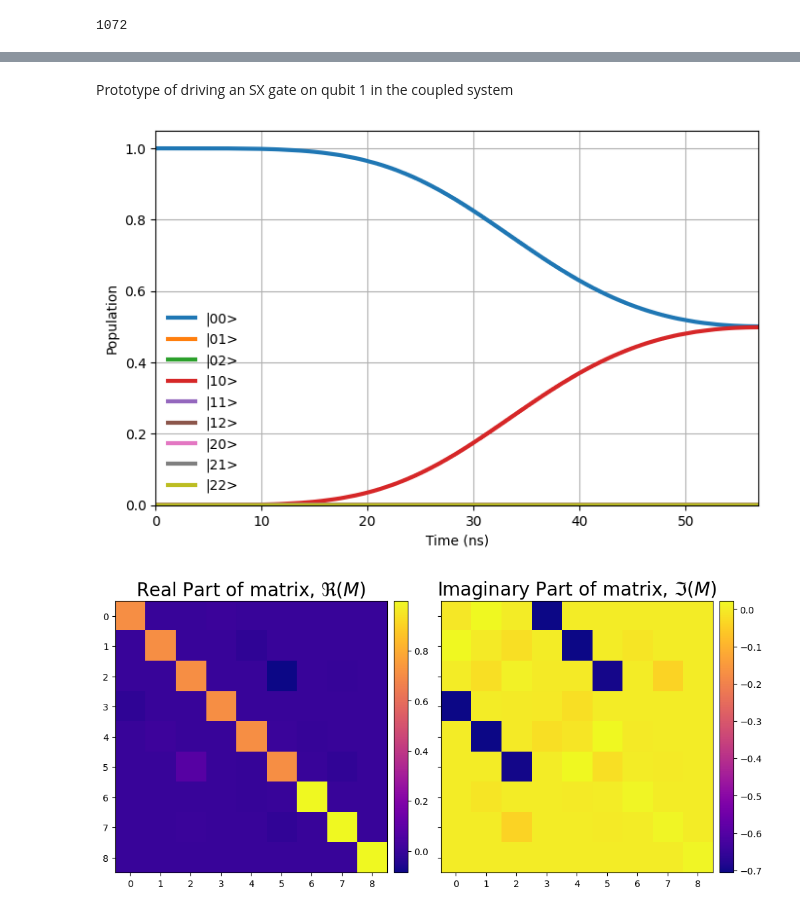
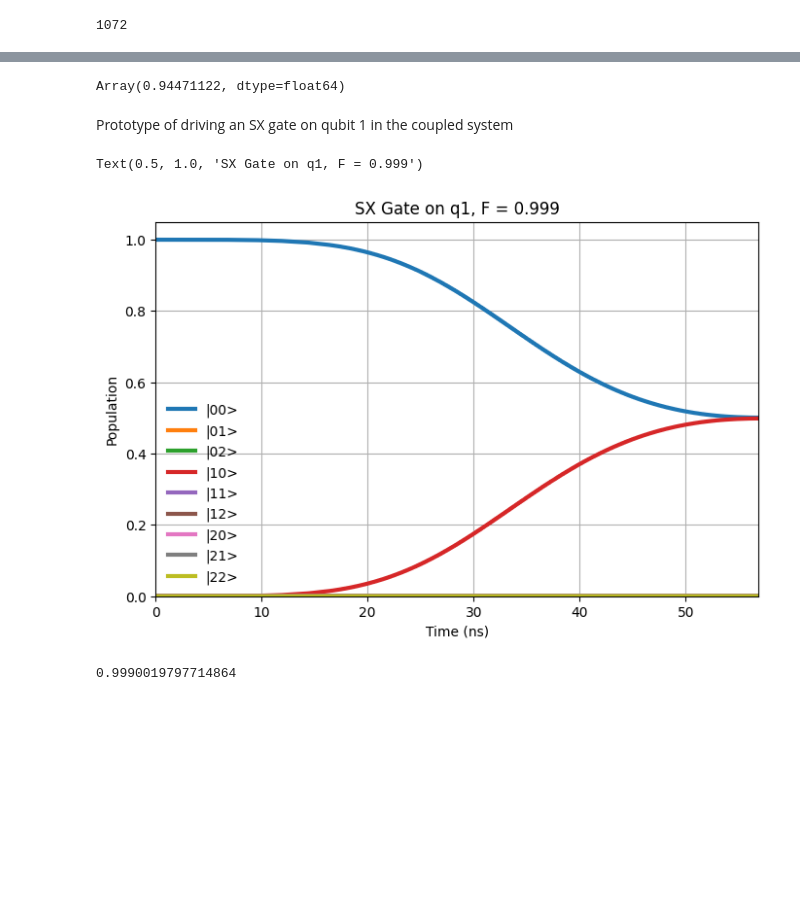
Before and after one commit to kapil-d/transmon-sim, a Jupyter notebook: two_transmon_gates.ipynb, the cells around one changed output, grey strips where cells are left out. Cells and saved outputs as stored; diff of their text form; code cells hidden in the pictures; blank space fills up the shorter version.

```diff
--- a/two_transmon_gates.ipynb
+++ b/two_transmon_gates.ipynb
@@ -81,6 +109,6 @@ rzx_dur
 # %%
 class Transmon:
-    def __init__(self, qubit_freq, anharmonicity, rabi_strength, pulse_duration, dt):
+    def __init__(self, qubit_freq, anharmonicity, rabi_strength, pulse_duration, dt, compute_SX_X_gates = True):
         self.w = qubit_freq #GHz
         self.d = anharmonicity #GHz
         self.r = rabi_strength #GHz
@@ -102,6 +130,13 @@ class Transmon:
             channel_carrier_freqs={'d0': self.w},
             dt= self.dt
         )
+        if compute_SX_X_gates:
+            self.SX_results = minimize_scalar(self.single_transmon_objective, args=(np.pi/2), bounds=(0.,1.))
+            with pulse.build(name="SX") as self.SX_pulse:
+                pulse.play(self.drag([self.SX_results.x.item(), self.σ, self.β, self.dur]), pulse.DriveChannel(0))
+            self.X_results = minimize_scalar(self.single_transmon_objective, args=(np.pi), bounds=(0.,1.))
+            with pulse.build(name="X") as self.X_pulse:
+                pulse.play(self.drag([self.X_results.x.item(), self.σ, self.β, self.dur]), pulse.DriveChannel(0))
 
     @classmethod
     def change_num_levels(cls, num: int):
@@ -175,7 +210,7 @@ class Transmon:
     def ideal_H():
         return (1/np.sqrt(2))*np.array([[1, 1, 0],
                         [1, -1, 0],
-                        [0, 0, 1]])
+                        [0, 0, np.sqrt(2)]])
 
     @staticmethod
     def fidelity(ideal_gate , U):
@@ -208,11 +243,10 @@ class Transmon:
         return opt_results, r_x
 
     def hadamard(self, x0=0.1634):
-        opt_results_ = minimize_scalar(self.single_transmon_objective, args=(np.pi/2), bounds=(0.,1.))
         #opt_results2 = minimize_scalar(self.single_transmon_objective, args=(np.pi), bounds=(0.,1.))
         with pulse.build(name="Hadamard") as hgate:
             pulse.shift_phase(np.pi/2, pulse.DriveChannel(0))
-            pulse.play(self.drag([opt_results_.x.item(), self.σ, self.β, self.dur]), pulse.DriveChannel(0))
+            pulse.play(self.drag([self.SX_results.x.item(), self.σ, self.β, self.dur]), pulse.DriveChannel(0))
             pulse.shift_phase(np.pi/2, pulse.DriveChannel(0))
             #pulse.play(drag([opt_results_.x, self.σ, self.β, self.dur]), pulse.DriveChannel(0))
         return hgate
@@ -405,0 +527,6 @@ Transmon_System.fidelity(Transmon_System.ideal_ZX(-np.pi/2), CRsol.y[-1]).item()
+# %%
+#Note this cell will take a while to run because the individual qubit SX, X pulses are being cached upon qubit instantiation
+#additionally the ZX pulse optimization takes around 30 seconds
+transmon1 = Transmon(w1, d1, 0.1, dur, dt)
+transmon2 = Transmon(w2, d2, 0.1, dur, dt)
+system2 = Transmon_System(transmon1, transmon2, J=0.004, dur=rzx_dur)
@@ -406,35 +550,36 @@ Transmon_System.fidelity(Transmon_System.ideal_ZX(-np.pi/2), CRsol.y[-1]).item()
+# %%
+zx_pi4_unitary = system2.solve_CR_dynamics(initial_state=jnp.eye(9, dtype=complex), gate_pulse=zx_pi4_gate, plot_matrix=False, JAXmethod=True)
+Transmon_System.fidelity(Transmon_System.ideal_ZX(np.pi/4), zx_pi4_unitary.y[-1])
+# %% [output]
+Array(0.94471122, dtype=float64)
 # %% [markdown]
 Prototype of driving an SX gate on qubit 1 in the coupled system
 # %%
-transmon1 = Transmon(w1, d1, 0.1, dur, dt)
-transmon2 = Transmon(w2, d2, 0.1, dur, dt)
-
-system = Transmon_System(transmon1, transmon2, J=0.004, dur=rzx_dur)
-
 q1_SX_solver = Solver(
-    static_hamiltonian=Operator(system.H_system),
-    hamiltonian_operators=[Operator(system.H_d_q1)],
-    rotating_frame=Operator(system.H_system),
+    static_hamiltonian=Operator(system2.H_system),
+    hamiltonian_operators=[Operator(system2.H_d_q1)],
+    rotating_frame=Operator(system2.H_system),
     #rotating_frame=Operator(w * np.array([0, 1, 2, 1, 2, 3, 2, 3, 4])),
     #rwa_cutoff_freq=2 * w,
-    rwa_carrier_freqs= [system.q1.w],
+    rwa_carrier_freqs= [system2.q1.w],
     hamiltonian_channels=['d0'],
-    channel_carrier_freqs={'d0': system.q1.w},
+    channel_carrier_freqs={'d0': system2.q1.w},
     dt=dt
 )
 
-with pulse.build() as q1_drag:
-    pulse.play(Transmon.drag([0.16343, system.q1.dur/4, system.q1.β, system.q1.dur]), channel=pulse.DriveChannel(0),)
+# with pulse.build() as q1_drag:
+#     pulse.play(Transmon.drag([0.16343, system2.q1.dur/4, system2.q1.β, system2.q1.dur]), channel=pulse.DriveChannel(0),)
 
 
-SX_q1_sol00 = q1_SX_solver.solve(t_span=[0,system.q1.dur*system.dt], y0=Statevector([1.0,0,0,0,0,0,0,0,0]), signals=q1_drag, atol=1e-8, rtol=1e-8)
-Transmon_System.plot_two_qubit_populations(sol=SX_q1_sol00, max_t=system.q1.dur*system.dt)
+SX_q1_sol00 = q1_SX_solver.solve(t_span=[0,system.q1.dur*system.dt], y0=Statevector([1.0,0,0,0,0,0,0,0,0]), signals=system2.q1.SX_pulse, atol=1e-8, rtol=1e-8)
+Transmon_System.plot_two_qubit_populations(sol=SX_q1_sol00, max_t=system2.q1.dur*system.dt)
+plt.title('SX Gate on q1, F = 0.999')
 # %% [output]
+Text(0.5, 1.0, 'SX Gate on q1, F = 0.999')
-[figure, old version]
+[figure, new version]
 # %%
-SX_q1_sol00 = q1_SX_solver.solve(t_span=[0,system.q1.dur*system.dt], y0=np.eye(9, dtype=complex),
-                                 signals=q1_drag,method='jax_odeint', atol=1e-8, rtol=1e-8)
-
-heatmap2d(SX_q1_sol00.y[-1])
+SX_q1_sol00 = q1_SX_solver.solve(t_span=[0,system.q1.dur*system.dt], y0=jnp.eye(9, dtype=complex),
+                                 signals=system2.q1.SX_pulse,method='jax_odeint', atol=1e-8, rtol=1e-8)
+Transmon_System.fidelity(Transmon_System.ideal_RXI(np.pi/2), SX_q1_sol00.y[-1]).item()
 # %% [output]
-[figure, removed]
+0.9990019797714864
```
Also changed, not shown: parts of 38 cells of this notebook, 1 other file.
